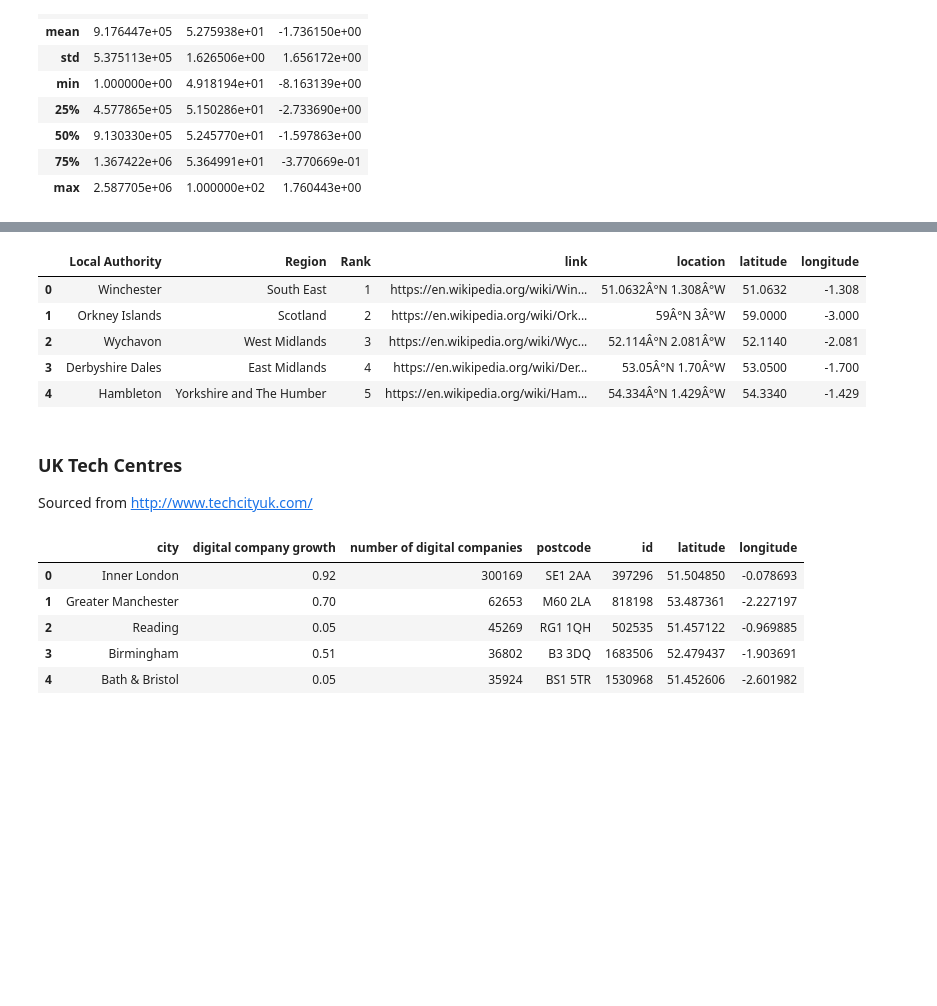
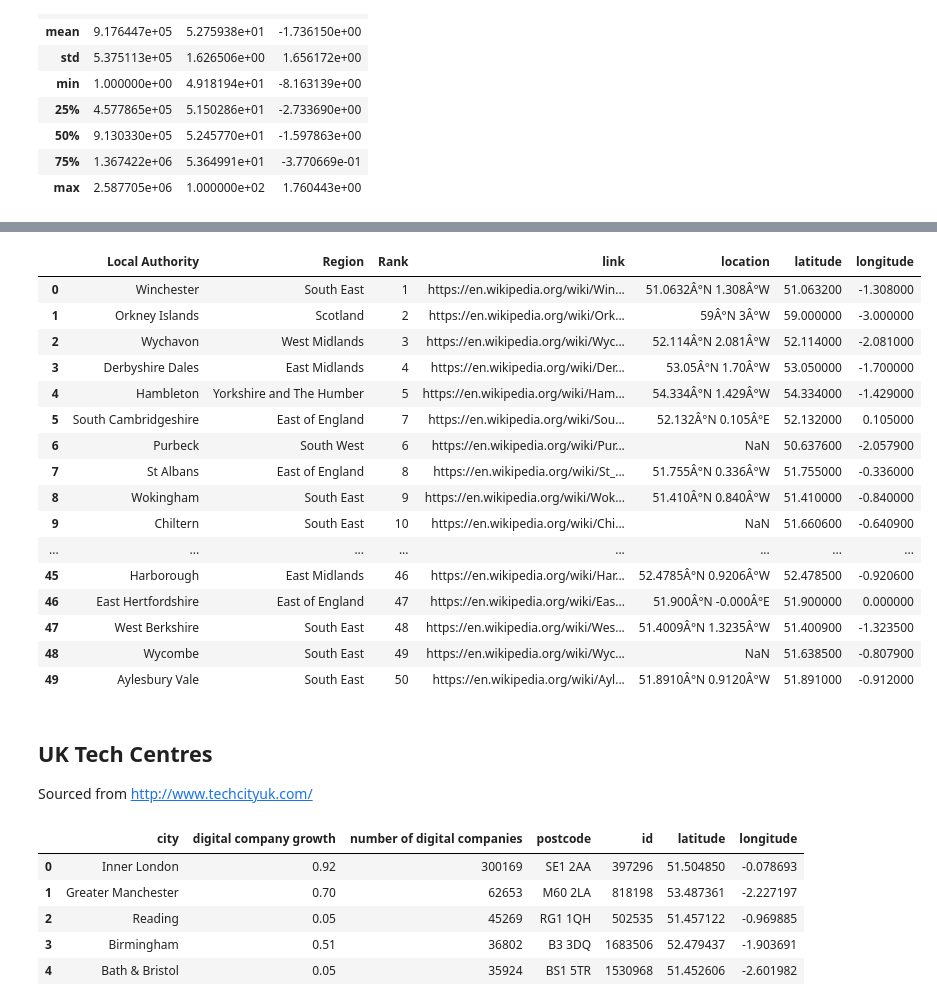
Before and after one commit to omeyrick/PlacesToLive, a Jupyter notebook: Jupyter - PlacesToLive.ipynb, the cells around one changed output, grey strips where cells are left out. Cells and saved outputs as stored; diff of their text form; code cells hidden in the pictures; blank space fills up the shorter version.

```diff
--- a/Jupyter - PlacesToLive.ipynb
+++ b/Jupyter - PlacesToLive.ipynb
@@ -43,15 +62,26 @@ df_times.head()
 # %%
 df_qol = pd.read_csv("https://raw.githubusercontent.com/omeyrick/PlacesToLive/master/data/Halifax_quality_of_life.csv")
-df_qol.head()
+df_qol
 # %% [output]
 |  | Local Authority | Region | Rank | link | location | latitude | longitude |
-| 0 | Winchester | South East | 1 | https://en.wikipedia.org/wiki/Win... | 51.0632Â°N 1.308Â°W | 51.0632 | -1.308 |
-| 1 | Orkney Islands | Scotland | 2 | https://en.wikipedia.org/wiki/Ork... | 59Â°N 3Â°W | 59.0000 | -3.000 |
-| 2 | Wychavon | West Midlands | 3 | https://en.wikipedia.org/wiki/Wyc... | 52.114Â°N 2.081Â°W | 52.1140 | -2.081 |
-| 3 | Derbyshire Dales | East Midlands | 4 | https://en.wikipedia.org/wiki/Der... | 53.05Â°N 1.70Â°W | 53.0500 | -1.700 |
-| 4 | Hambleton | Yorkshire and The Humber | 5 | https://en.wikipedia.org/wiki/Ham... | 54.334Â°N 1.429Â°W | 54.3340 | -1.429 |
+| 0 | Winchester | South East | 1 | https://en.wikipedia.org/wiki/Win... | 51.0632Â°N 1.308Â°W | 51.063200 | -1.308000 |
+| 1 | Orkney Islands | Scotland | 2 | https://en.wikipedia.org/wiki/Ork... | 59Â°N 3Â°W | 59.000000 | -3.000000 |
+| 2 | Wychavon | West Midlands | 3 | https://en.wikipedia.org/wiki/Wyc... | 52.114Â°N 2.081Â°W | 52.114000 | -2.081000 |
+| 3 | Derbyshire Dales | East Midlands | 4 | https://en.wikipedia.org/wiki/Der... | 53.05Â°N 1.70Â°W | 53.050000 | -1.700000 |
+| 4 | Hambleton | Yorkshire and The Humber | 5 | https://en.wikipedia.org/wiki/Ham... | 54.334Â°N 1.429Â°W | 54.334000 | -1.429000 |
+| 5 | South Cambridgeshire | East of England | 7 | https://en.wikipedia.org/wiki/Sou... | 52.132Â°N 0.105Â°E | 52.132000 | 0.105000 |
+| 6 | Purbeck | South West | 6 | https://en.wikipedia.org/wiki/Pur... | NaN | 50.637600 | -2.057900 |
+| 7 | St Albans | East of England | 8 | https://en.wikipedia.org/wiki/St_... | 51.755Â°N 0.336Â°W | 51.755000 | -0.336000 |
+| 8 | Wokingham | South East | 9 | https://en.wikipedia.org/wiki/Wok... | 51.410Â°N 0.840Â°W | 51.410000 | -0.840000 |
+| 9 | Chiltern | South East | 10 | https://en.wikipedia.org/wiki/Chi... | NaN | 51.660600 | -0.640900 |
+| ... | ... | ... | ... | ... | ... | ... | ... |
+| 45 | Harborough | East Midlands | 46 | https://en.wikipedia.org/wiki/Har... | 52.4785Â°N 0.9206Â°W | 52.478500 | -0.920600 |
+| 46 | East Hertfordshire | East of England | 47 | https://en.wikipedia.org/wiki/Eas... | 51.900Â°N -0.000Â°E | 51.900000 | 0.000000 |
+| 47 | West Berkshire | South East | 48 | https://en.wikipedia.org/wiki/Wes... | 51.4009Â°N 1.3235Â°W | 51.400900 | -1.323500 |
+| 48 | Wycombe | South East | 49 | https://en.wikipedia.org/wiki/Wyc... | NaN | 51.638500 | -0.807900 |
+| 49 | Aylesbury Vale | South East | 50 | https://en.wikipedia.org/wiki/Ayl... | 51.8910Â°N 0.9120Â°W | 51.891000 | -0.912000 |
 # %% [markdown]
-### UK Tech Centres
+## UK Tech Centres
 
 Sourced from http://www.techcityuk.com/
 # %%
```
Also changed, not shown: parts of 21 cells of this notebook, 3 other files.
